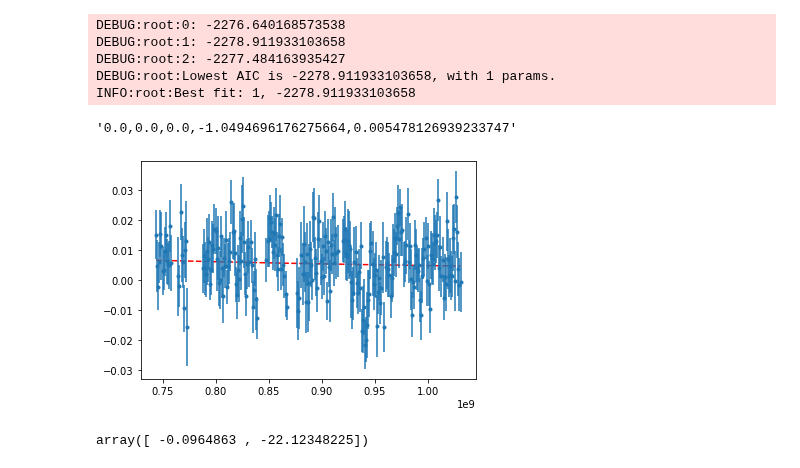
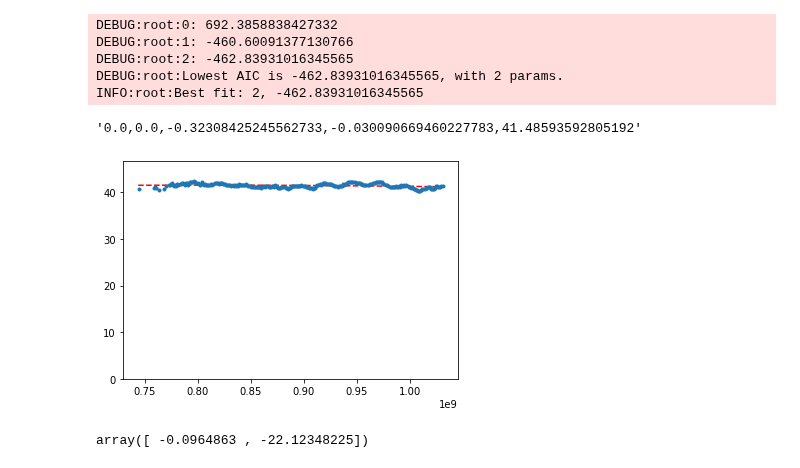
Before and after one commit to AlecThomson/arrakis, a Jupyter notebook: notebooks/spectral_index.ipynb, the cells around one changed output. Saved outputs shown, nothing was run; the diff lists cells and outputs as text; code cells hidden in the pictures.

```diff
--- a/notebooks/spectral_index.ipynb
+++ b/notebooks/spectral_index.ipynb
@@ -166,7 +166,7 @@ import logging as log
 log.getLogger().setLevel(log.DEBUG)
 # %%
 # idx = np.argmax(tab["stokesI"a])
-idx = np.where(tab["stokesI"]==np.percentile(tab["stokesI"], 50, method="nearest"))[0][0]
+idx = np.where(tab["stokesI"]==np.percentile(tab["stokesI"], 100, method="nearest"))[0][0]
 row = tab[idx]
 fit_dict = fit_pl(
     spectra[row["cat_id"]]["freq"][:],
@@ -185,40 +185,41 @@ plt.plot(
     nu,
     # fit_dict["best_f"](nu, *fit_dict["best_p"]),
     fit_dict["best_m"],
     ls='--',
     color='red',
     # label=f"Power-law, r$\chi^2$  {pl_res['rchi2']:.3f}, reject {pl_reject}"
 )
 plt.errorbar(
     spectra[row["cat_id"]]["freq"][:],
     spectra[row["cat_id"]]["stokesI"][:],
     yerr=spectra[row["cat_id"]]["stokesI_error"][:],
     fmt=".",
 )
+plt.ylim(0, 1.1*np.nanmax(spectra[row["cat_id"]]["stokesI"][:]))
 # # plt.xscale("log")
 # # plt.yscale("log")
 # print(f"{fit_dict['best_p']}")
 # print(f"{fit_dict['best_e']}")
 # print(f"{fit_dict['alpha']:0.2f} ± {fit_dict['alpha_err']:0.2f}")
 # print(f"{fit_dict['beta']:0.2f} ± {fit_dict['beta_err']:0.2f}")
 ','.join(
                 [
                     # Pad with zeros to length 5
                     str(i) for i in np.pad(
                         fit_dict["best_p"],
                         (0, 5-len(fit_dict["best_p"])),
                         'constant'
                     )[::-1]
                 ]
             )
 # %% [output]
-DEBUG:root:0: -2276.640168573538
-DEBUG:root:1: -2278.911933103658
-DEBUG:root:2: -2277.484163935427
-DEBUG:root:Lowest AIC is -2278.911933103658, with 1 params.
-INFO:root:Best fit: 1, -2278.911933103658
+DEBUG:root:0: 692.3858838427332
+DEBUG:root:1: -460.60091377130766
+DEBUG:root:2: -462.83931016345565
+DEBUG:root:Lowest AIC is -462.83931016345565, with 2 params.
+INFO:root:Best fit: 2, -462.83931016345565
-'0.0,0.0,0.0,-1.0494696176275664,0.005478126939233747'
+'0.0,0.0,-0.32308425245562733,-0.030090669460227783,41.48593592805192'
-[figure, old version]
+[figure, new version]
 # %%
 fit_dict["best_p"]
 # %% [output]
```
